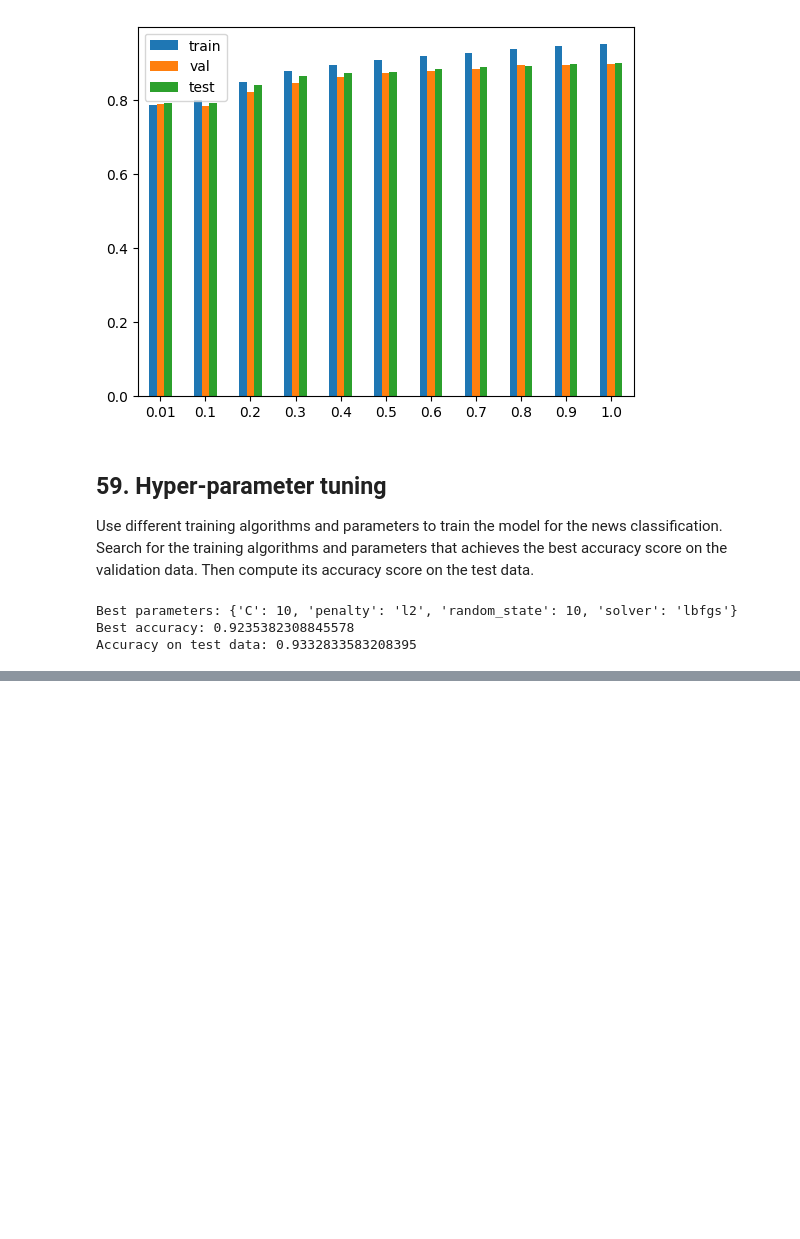
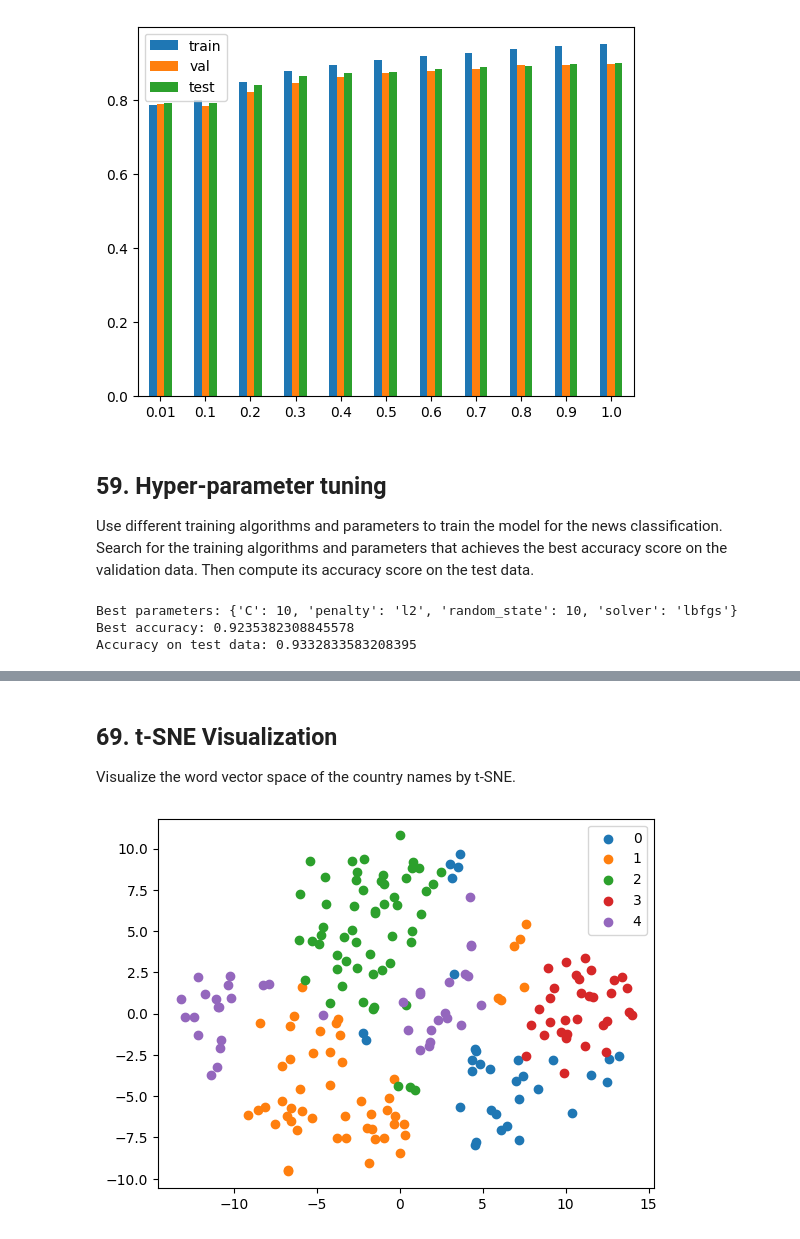
Before and after one commit to rizstwn/llm-learning, a Jupyter notebook: nlp-hundred-exercise.ipynb, the cells around one changed output, grey strips where cells are left out. Drawn from its saved outputs; the diff is of its cells as text; code cells hidden in the pictures; blank space fills up the shorter version.

```diff
--- a/nlp-hundred-exercise.ipynb
+++ b/nlp-hundred-exercise.ipynb
@@ -1589,0 +1800,15 @@ Accuracy on test data: 0.9332833583208395
+# %% [markdown]
+## 69. t-SNE Visualization
+
+Visualize the word vector space of the country names by t-SNE.
+# %%
+from sklearn.manifold import TSNE
+
+vec = np.stack(country_df.dropna()['vec'])
+X = TSNE(n_components=2, perplexity=40).fit_transform(vec)
+for i in np.unique(clf.labels_):
+    plt.scatter(x=X[np.where(clf.labels_==i)][:,0],y=X[np.where(clf.labels_==i)][:,1], label=i)
+plt.legend()
+plt.show()
+# %% [output]
+[figure, added]
```
Also changed, not shown: parts of 26 cells of this notebook.
